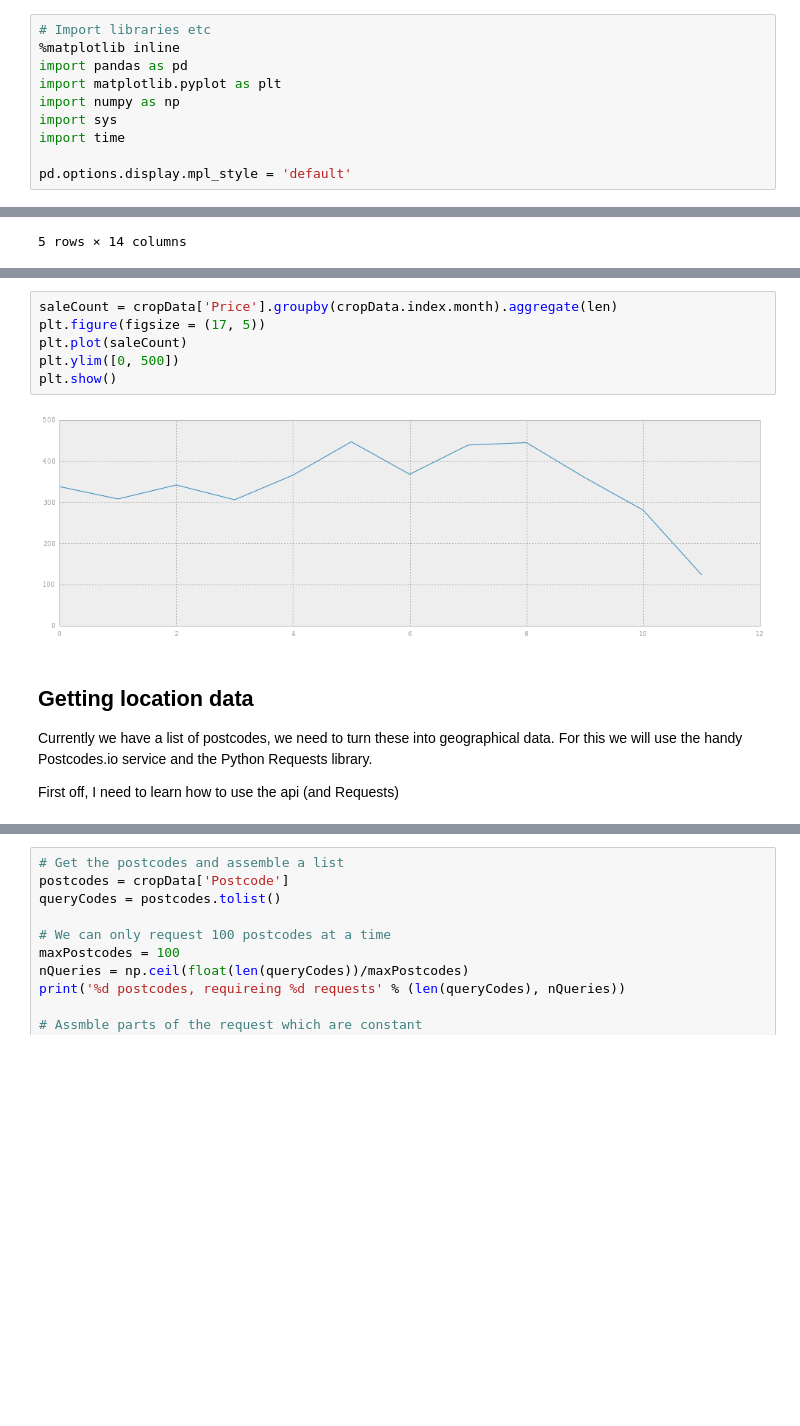
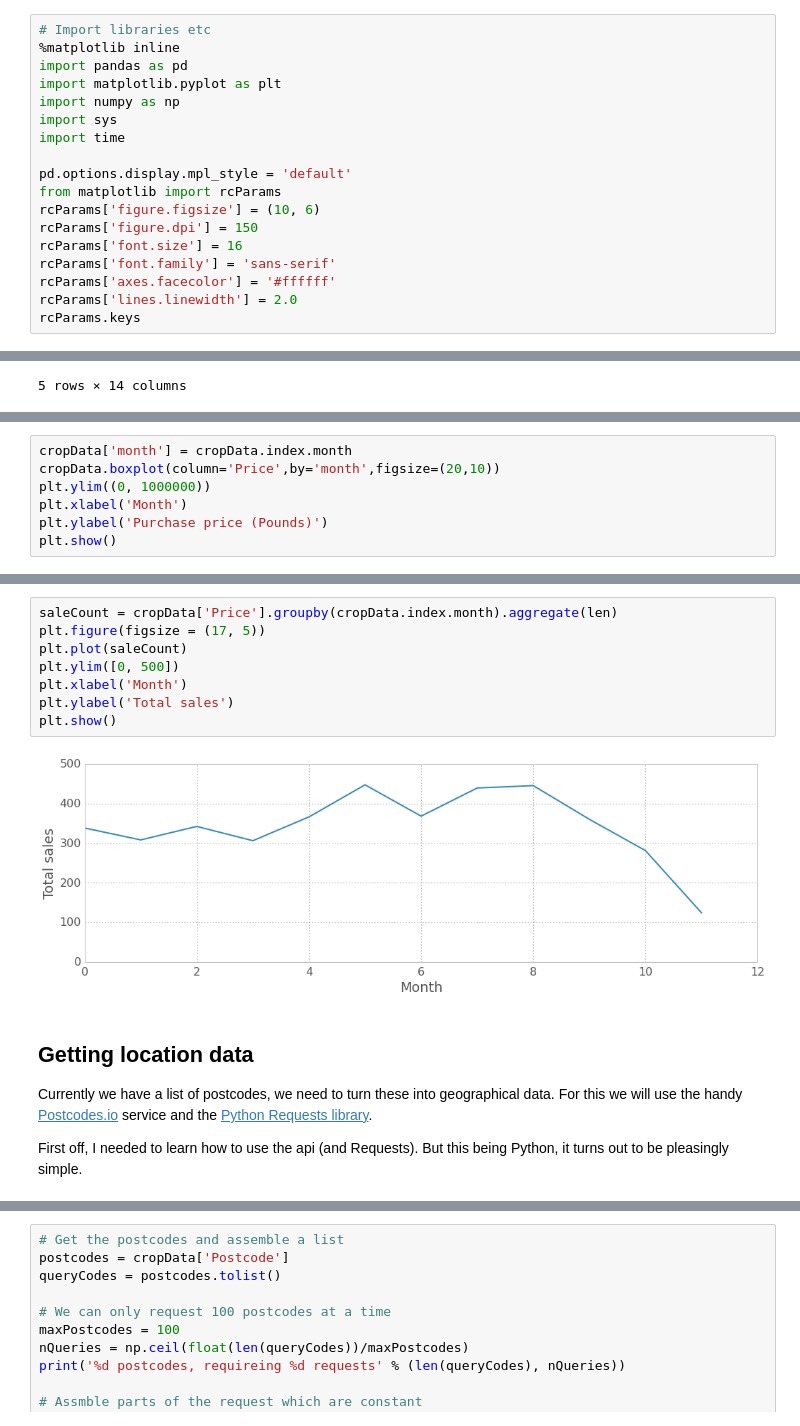
Before and after one commit to Buntworthy/notebooks, a Jupyter notebook: Cambridge house price data.ipynb, the cells around one changed output, grey strips where cells are left out. Cells and saved outputs as stored; diff of their text form; blank space fills up the shorter version.

```diff
--- a/Cambridge house price data.ipynb
+++ b/Cambridge house price data.ipynb
@@ -28,3 +31,11 @@ import sys
 import time
 
 pd.options.display.mpl_style = 'default'
+from matplotlib import rcParams
+rcParams['figure.figsize'] = (10, 6)
+rcParams['figure.dpi'] = 150
+rcParams['font.size'] = 16
+rcParams['font.family'] = 'sans-serif'
+rcParams['axes.facecolor'] = '#ffffff'
+rcParams['lines.linewidth'] = 2.0
+rcParams.keys
@@ -82,0 +118,7 @@ plt.show()
+# %%
+cropData['month'] = cropData.index.month
+cropData.boxplot(column='Price',by='month',figsize=(20,10))
+plt.ylim((0, 1000000))
+plt.xlabel('Month')
+plt.ylabel('Purchase price (Pounds)')
+plt.show()
@@ -83,17 +127,19 @@ plt.show()
 # %%
 saleCount = cropData['Price'].groupby(cropData.index.month).aggregate(len)
 plt.figure(figsize = (17, 5))
 plt.plot(saleCount)
 plt.ylim([0, 500])
+plt.xlabel('Month')
+plt.ylabel('Total sales')
 plt.show()
 # %% [output]
-[figure, old version]
+[figure, new version]
 # %% [markdown]
 ## Getting location data
 
-Currently we have a list of postcodes, we need to turn these into geographical data. For this we will use the handy Postcodes.io service and the Python Requests library.
+Currently we have a list of postcodes, we need to turn these into geographical data. For this we will use the handy [Postcodes.io](http://postcodes.io/) service and the [Python Requests library](http://docs.python-requests.org/en/latest/).
 
-First off, I need to learn how to use the api (and Requests)
+First off, I needed to learn how to use the api (and Requests). But this being Python, it turns out to be pleasingly simple.
 # %%
 # Import some more libraries
 import requests
```
Also changed, not shown: parts of 19 cells of this notebook, 3 other files.
